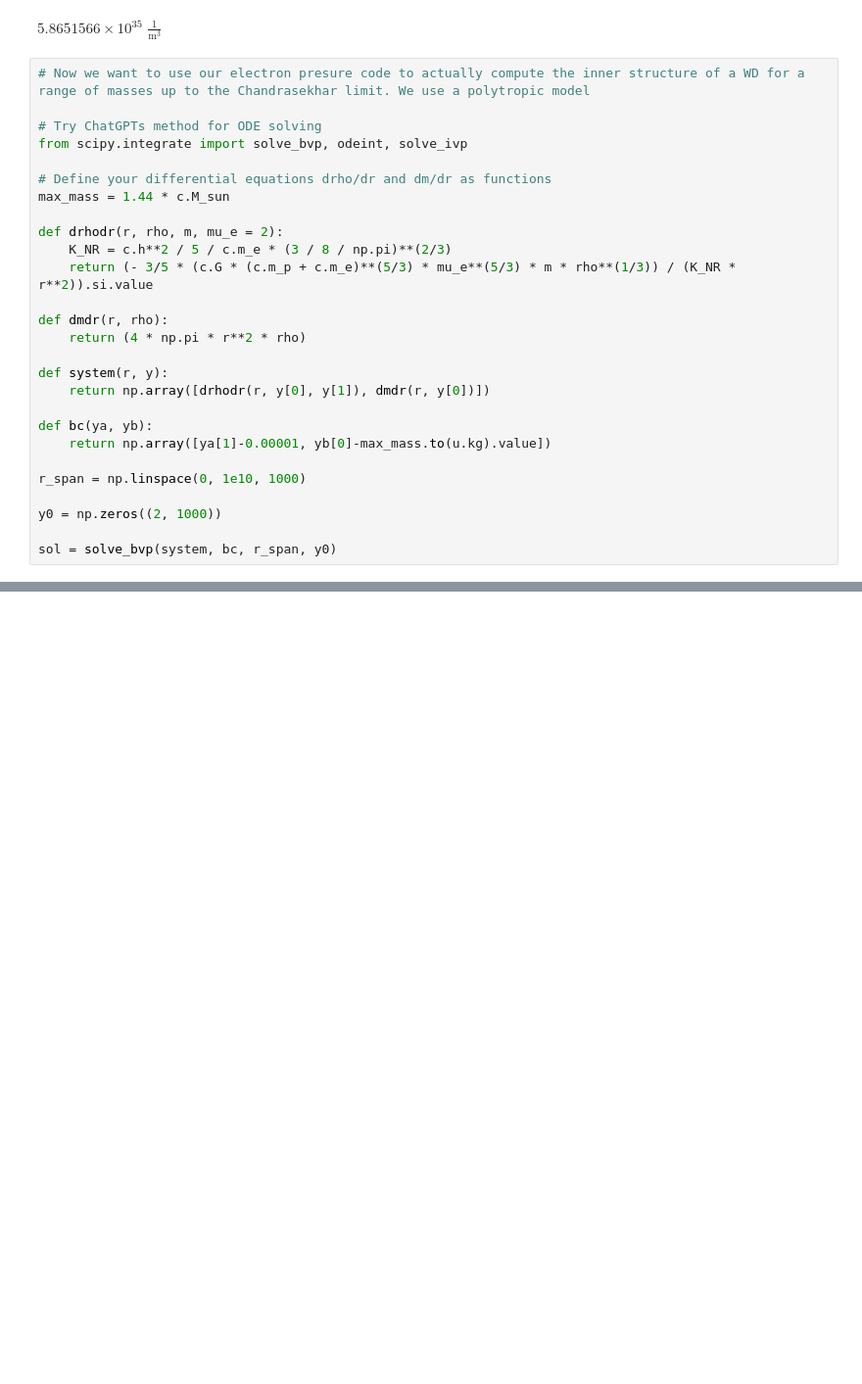
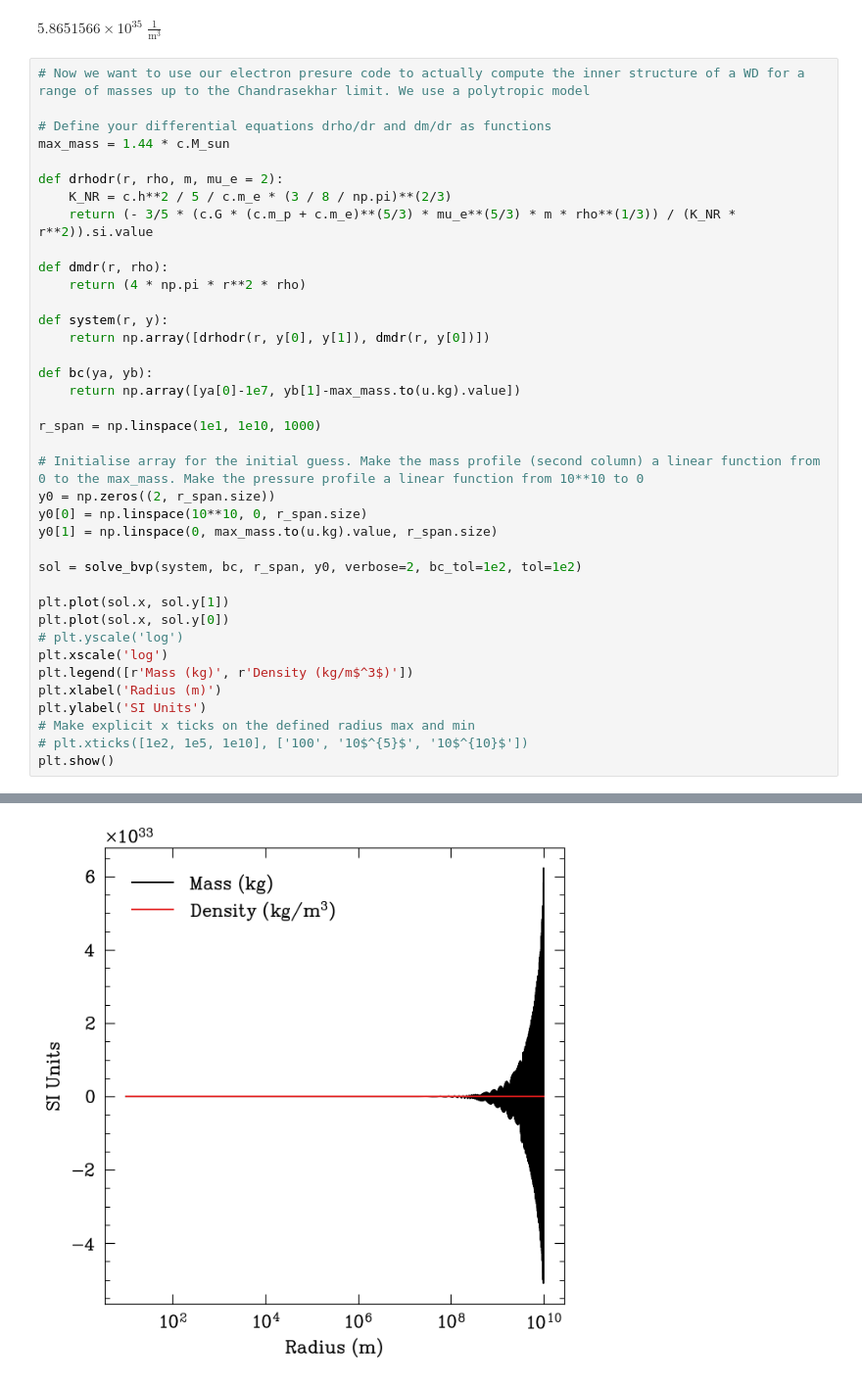
Before and after one commit to EricMullerAU/Stars-Project, a Jupyter notebook: Jason_crap/rel_start.ipynb, the cells around one changed output, grey strips where cells are left out. Shown at 98% size. Drawn from its saved outputs; the diff is of its cells as text; blank space fills up the shorter version.

```diff
--- a/Jason_crap/rel_start.ipynb
+++ b/Jason_crap/rel_start.ipynb
@@ -381,9 +381,6 @@ central_value.si
 $5.8651566 \times 10^{35} \; \mathrm{\frac{1}{m^{3}}}$
 # %%
 # Now we want to use our electron presure code to actually compute the inner structure of a WD for a range of masses up to the Chandrasekhar limit. We use a polytropic model
-
-# Try ChatGPTs method for ODE solving
-from scipy.integrate import solve_bvp, odeint, solve_ivp
 
 # Define your differential equations drho/dr and dm/dr as functions
 max_mass = 1.44 * c.M_sun
@@ -399,10 +396,25 @@ def system(r, y):
     return np.array([drhodr(r, y[0], y[1]), dmdr(r, y[0])])
 
 def bc(ya, yb):
-    return np.array([ya[1]-0.00001, yb[0]-max_mass.to(u.kg).value])
+    return np.array([ya[0]-1e7, yb[1]-max_mass.to(u.kg).value])
 
-r_span = np.linspace(0, 1e10, 1000)
+r_span = np.linspace(1e1, 1e10, 1000)
 
-y0 = np.zeros((2, 1000))
+# Initialise array for the initial guess. Make the mass profile (second column) a linear function from 0 to the max_mass. Make the pressure profile a linear function from 10**10 to 0
+y0 = np.zeros((2, r_span.size))
+y0[0] = np.linspace(10**10, 0, r_span.size)
+y0[1] = np.linspace(0, max_mass.to(u.kg).value, r_span.size)
 
-sol = solve_bvp(system, bc, r_span, y0)
+sol = solve_bvp(system, bc, r_span, y0, verbose=2, bc_tol=1e2, tol=1e2)
+
+plt.plot(sol.x, sol.y[1])
+plt.plot(sol.x, sol.y[0])
+# plt.yscale('log')
+plt.xscale('log')
+plt.legend([r'Mass (kg)', r'Density (kg/m$^3$)'])
+plt.xlabel('Radius (m)')
+plt.ylabel('SI Units')
+# Make explicit x ticks on the defined radius max and min
+# plt.xticks([1e2, 1e5, 1e10], ['100', '10$^{5}$', '10$^{10}$'])
+plt.show()
+# %% [output]
@@ -409,3 +425,4 @@ sol = solve_bvp(system, bc, r_span, y0)
+[figure, added]
 # %%
 sol
 # %% [output]
```
Also changed, not shown: parts of 16 cells of this notebook.
